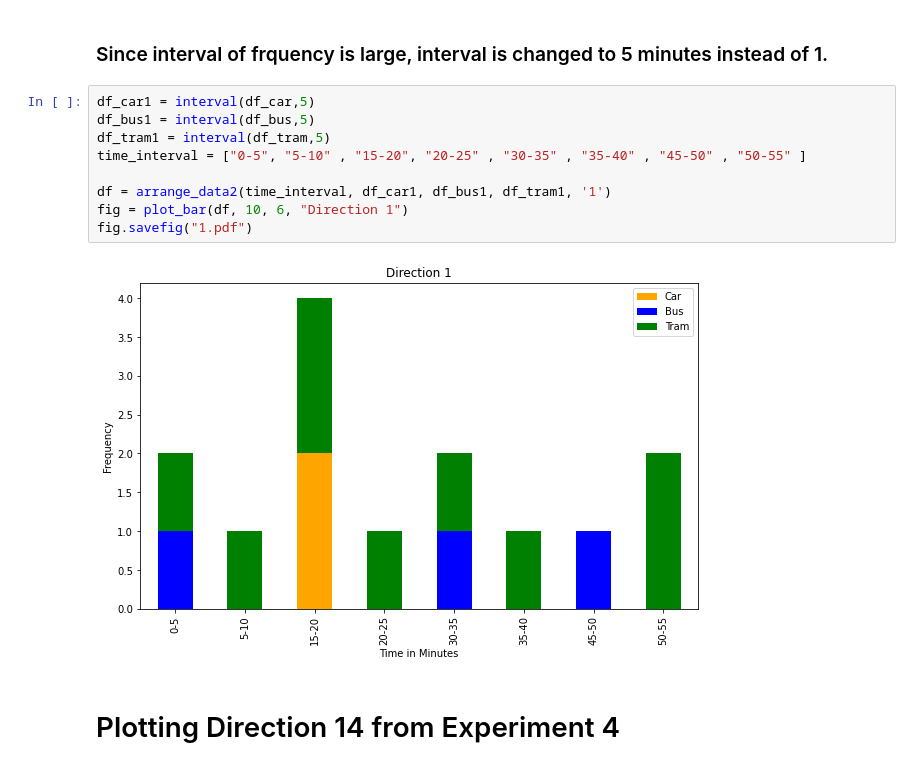
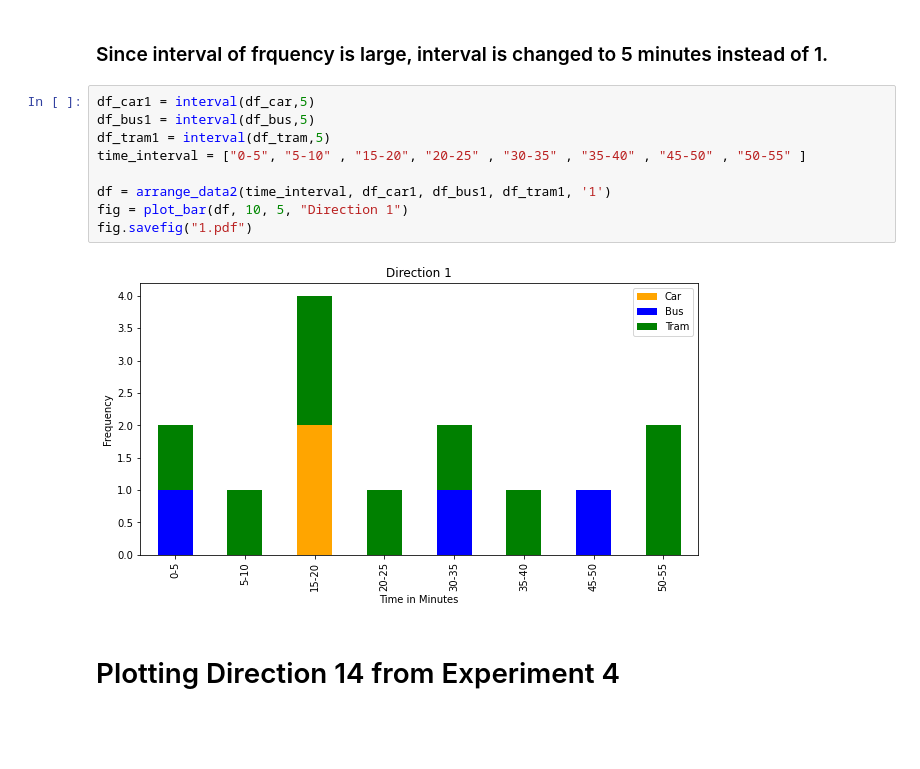
Before and after one commit to faseelmo/scientific_practice_plots, a Jupyter notebook: Plotting Graph.ipynb, the cells around one changed output. Saved outputs shown, nothing was run; the diff lists cells and outputs as text; blank space fills up the shorter version.

```diff
--- a/Plotting Graph.ipynb
+++ b/Plotting Graph.ipynb
@@ -77,14 +186,14 @@ fig = plot_bar(df, 10, 5, "Direction 1")
 # %%
 df_car1 = interval(df_car,5)
 df_bus1 = interval(df_bus,5)
 df_tram1 = interval(df_tram,5)
 time_interval = ["0-5", "5-10" , "15-20", "20-25" , "30-35" , "35-40" , "45-50" , "50-55" ]
 
 df = arrange_data2(time_interval, df_car1, df_bus1, df_tram1, '1')
-fig = plot_bar(df, 10, 6, "Direction 1")
+fig = plot_bar(df, 10, 5, "Direction 1")
 fig.savefig("1.pdf")
 # %% [output]
-[figure, old version]
+[figure, new version]
 # %% [markdown]
 <h1> Plotting Direction 14 from Experiment 4  </h1>
 # %%
```
Also changed, not shown: parts of 6 cells of this notebook.
